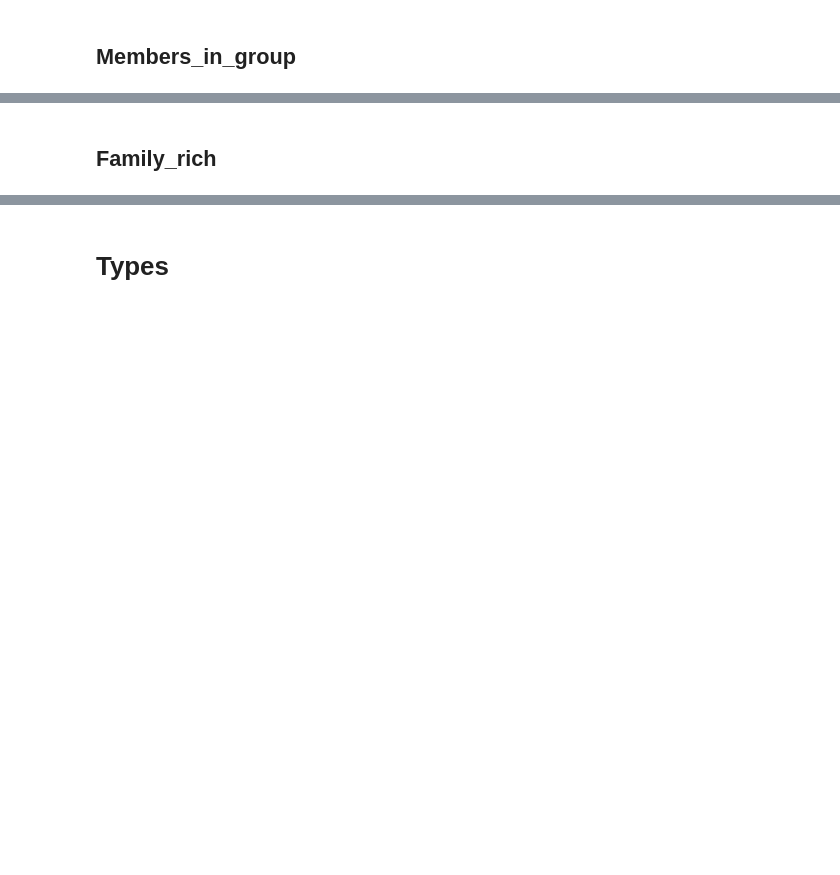
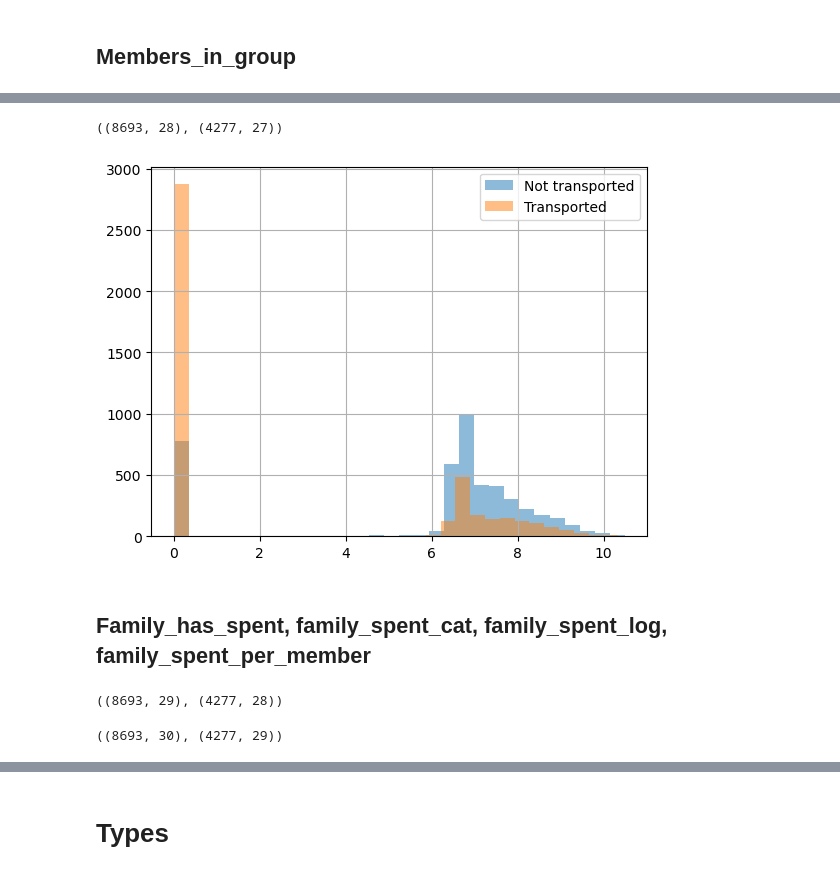
Before and after one commit to Sergey-Chursin/kaggle-spaceship-titanic-pytorch-catboost-stacking, a Jupyter notebook: notebooks/EDA. Feature_engineering.ipynb, the cells around one changed output, grey strips where cells are left out. Cells and saved outputs as stored; diff of their text form; code cells hidden in the pictures; blank space fills up the shorter version.

```diff
--- a/notebooks/EDA. Feature_engineering.ipynb
+++ b/notebooks/EDA. Feature_engineering.ipynb
@@ -1050,2 +1092,42 @@ df_test.shape
+# %%
+df_train["privat_spent_log"] = np.log1p(df_train["privat_spent"])
+df_test["privat_spent_log"]  = np.log1p(df_test["privat_spent"])
+df_train.shape, df_test.shape
+# %% [output]
+((8693, 28), (4277, 27))
+# %%
+df_train[df_train["Transported"]==0]["privat_spent_log"].hist(alpha=0.5, bins=30, label="Not transported")
+df_train[df_train["Transported"]==1]["privat_spent_log"].hist(alpha=0.5, bins=30, label="Transported")
+plt.legend();
+# %% [output]
+[figure, added]
 # %% [markdown]
-## Family_rich
+## Family_has_spent, family_spent_cat, family_spent_log, family_spent_per_member
+# %%
+df_train["family_has_spent"] = (df_train["family_total_spent"] > 0).astype(int)
+df_test["family_has_spent"]  = (df_test["family_total_spent"]  > 0).astype(int)
+df_train.shape, df_test.shape
+# %% [output]
+((8693, 29), (4277, 28))
+# %%
+bins = [0, 0.01, 1000, 5000, 10_000, 20_000, df_train["family_total_spent"].max()]
+labels = ["zero", "very_low", "low", "medium", "high", "rich"]
+
+df_train["family_spent_cat"] = pd.cut(
+    df_train["family_total_spent"],
+    bins=bins,
+    labels=labels,
+    include_lowest=True
+)
+
+bins = [0, 0.01, 1000, 5000, 10_000, 20_000, df_test["family_total_spent"].max()]
+labels = ["zero", "very_low", "low", "medium", "high", "rich"]
+df_test["family_spent_cat"] = pd.cut(
+    df_test["family_total_spent"],
+    bins=bins,
+    labels=labels,
+    include_lowest=True
+)
+df_train.shape, df_test.shape
+# %% [output]
+((8693, 30), (4277, 29))
```
Also changed, not shown: parts of 44 cells of this notebook.
